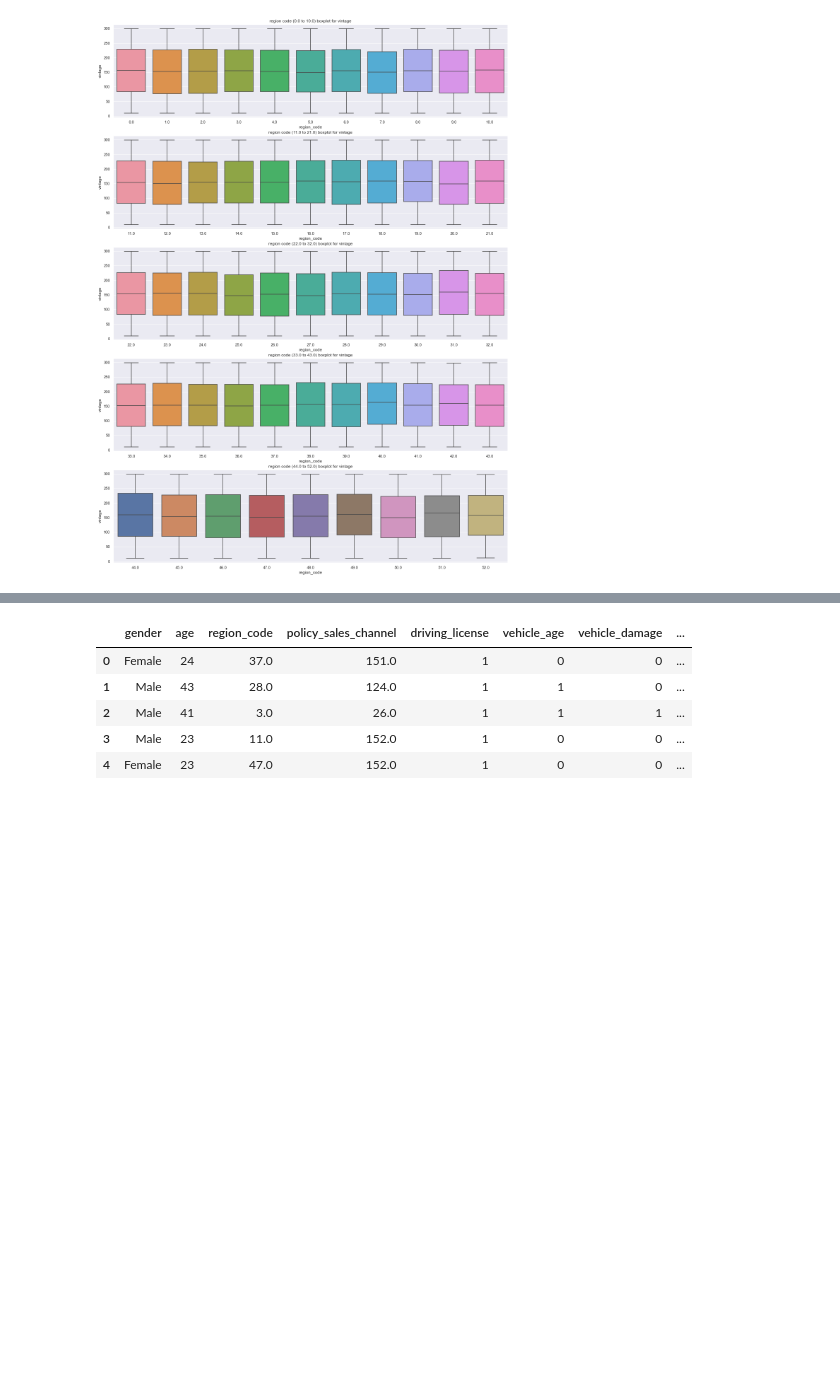
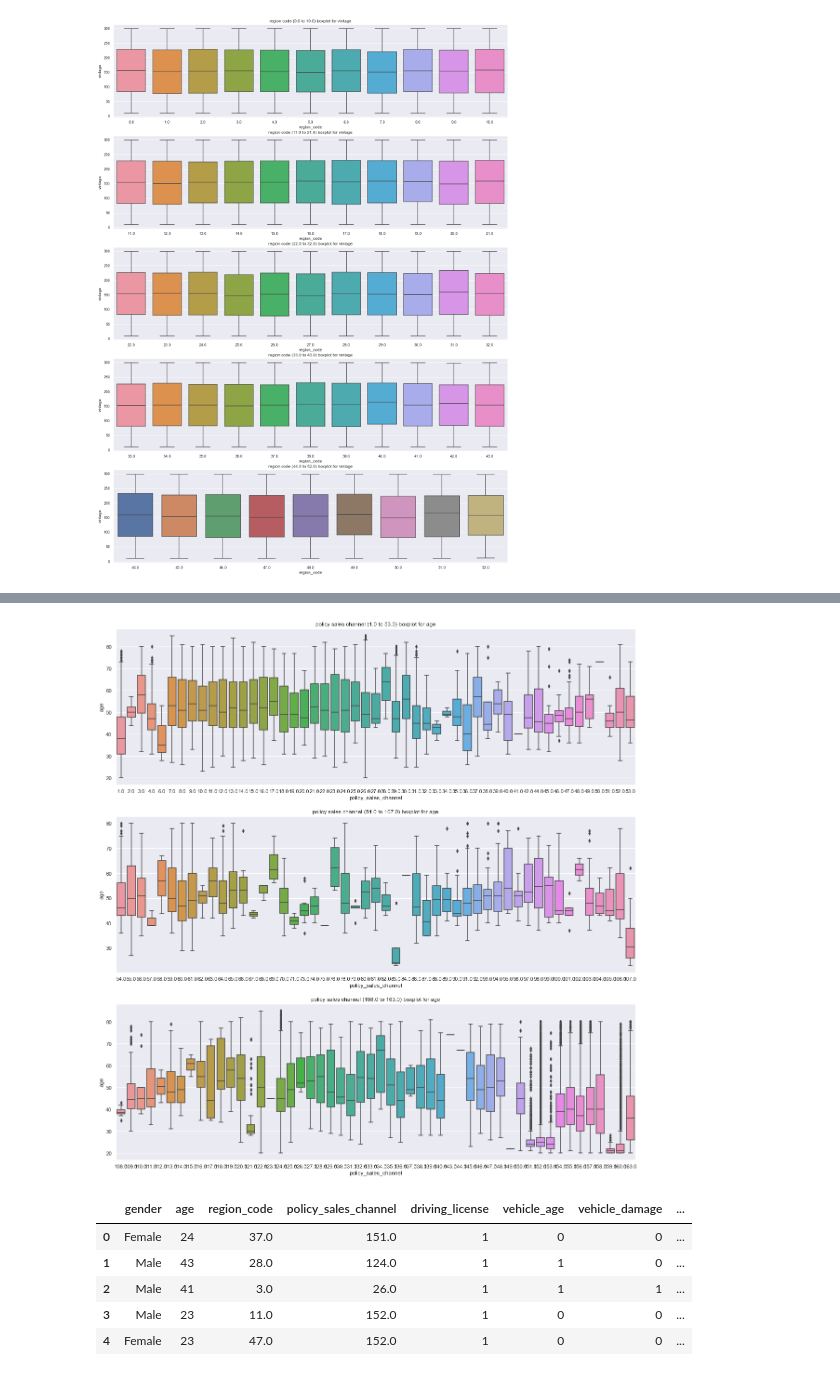
Before and after one commit to FabioCaffarello/insurance-cross-sell, a Jupyter notebook: 01-Notebooks/end_to_end_insurance_cross_sell.ipynb, the cells around one changed output, grey strips where cells are left out. Drawn from its saved outputs; the diff is of its cells as text; code cells hidden in the pictures; blank space fills up the shorter version.

```diff
--- a/01-Notebooks/end_to_end_insurance_cross_sell.ipynb
+++ b/01-Notebooks/end_to_end_insurance_cross_sell.ipynb
@@ -962,3 +968,26 @@ for i in range(num_of_plots):
+# %%
+aux10 = df05_u[['age', 'policy_sales_channel']].sort_values('policy_sales_channel')
+
+num_of_plots = 3
+range_plots = round(len(aux10['policy_sales_channel'].unique().tolist())/num_of_plots)
+list_region_code = aux10['policy_sales_channel'].unique().tolist()
+
+plt.figure(figsize=(20, 21));
+
+for i in range(num_of_plots):
+    if i != num_of_plots - 1:
+        aux10_1 = aux10[aux10['policy_sales_channel'].isin(list_region_code[i * range_plots:(i+1) * range_plots])]
+        plt.subplot(num_of_plots,1, i+1)
+        sns.boxplot(x='policy_sales_channel', y='age', data=aux10_1);
+        plt.title("policy sales channel ({} to {}) boxplot for age".format(list_region_code[i * range_plots], list_region_code[(i+1) * range_plots -1]));
+
+    else:
+        aux10_1 = aux10[aux10['policy_sales_channel'].isin(list_region_code[i * range_plots:])]
+        plt.subplot(num_of_plots,1, i+1)
+        sns.boxplot(x='policy_sales_channel', y='age', data=aux10_1);
+        plt.title("policy sales channel ({} to {}) boxplot for age".format(list_region_code[i * range_plots], list_region_code[-1]));
+# %% [output]
+[figure, added]
 # %%
 df05_u.head()
 # %% [output]
```
Also changed, not shown: parts of 2 cells of this notebook.
